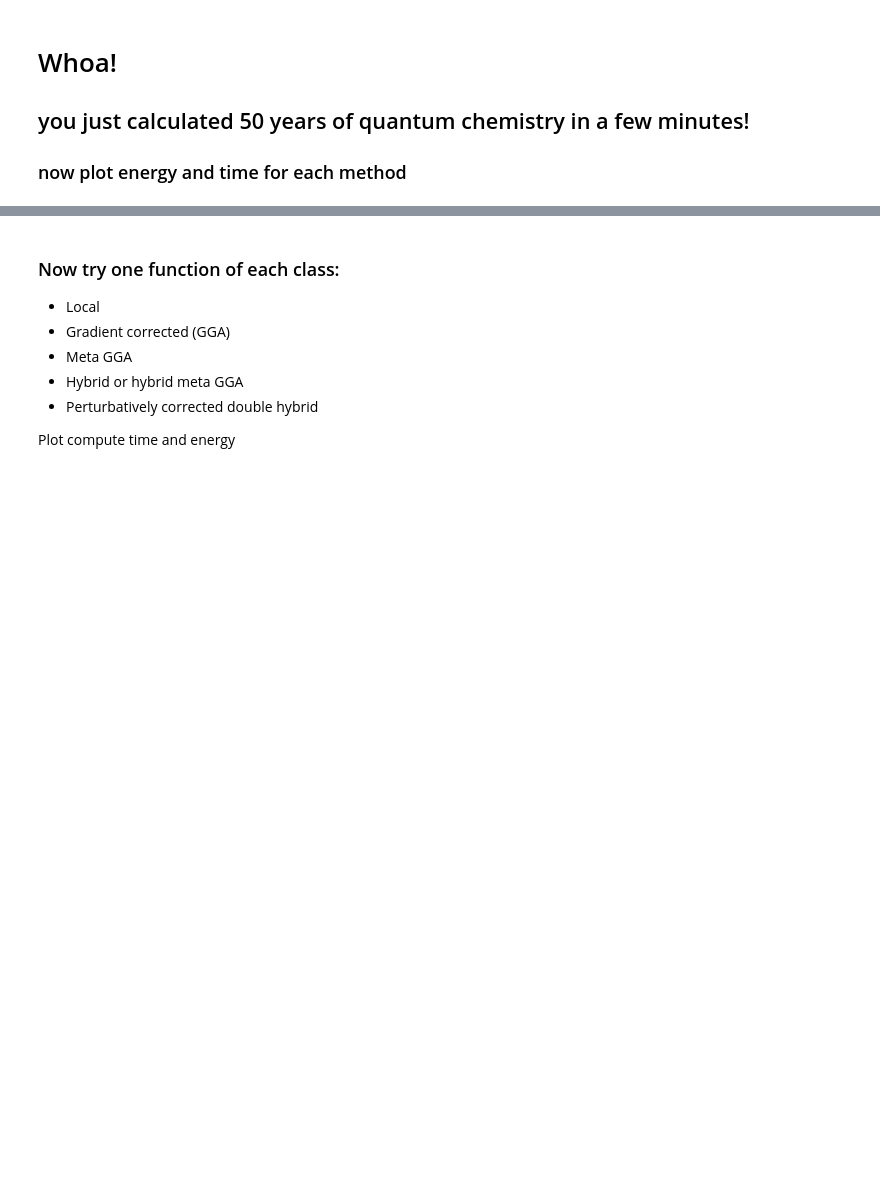
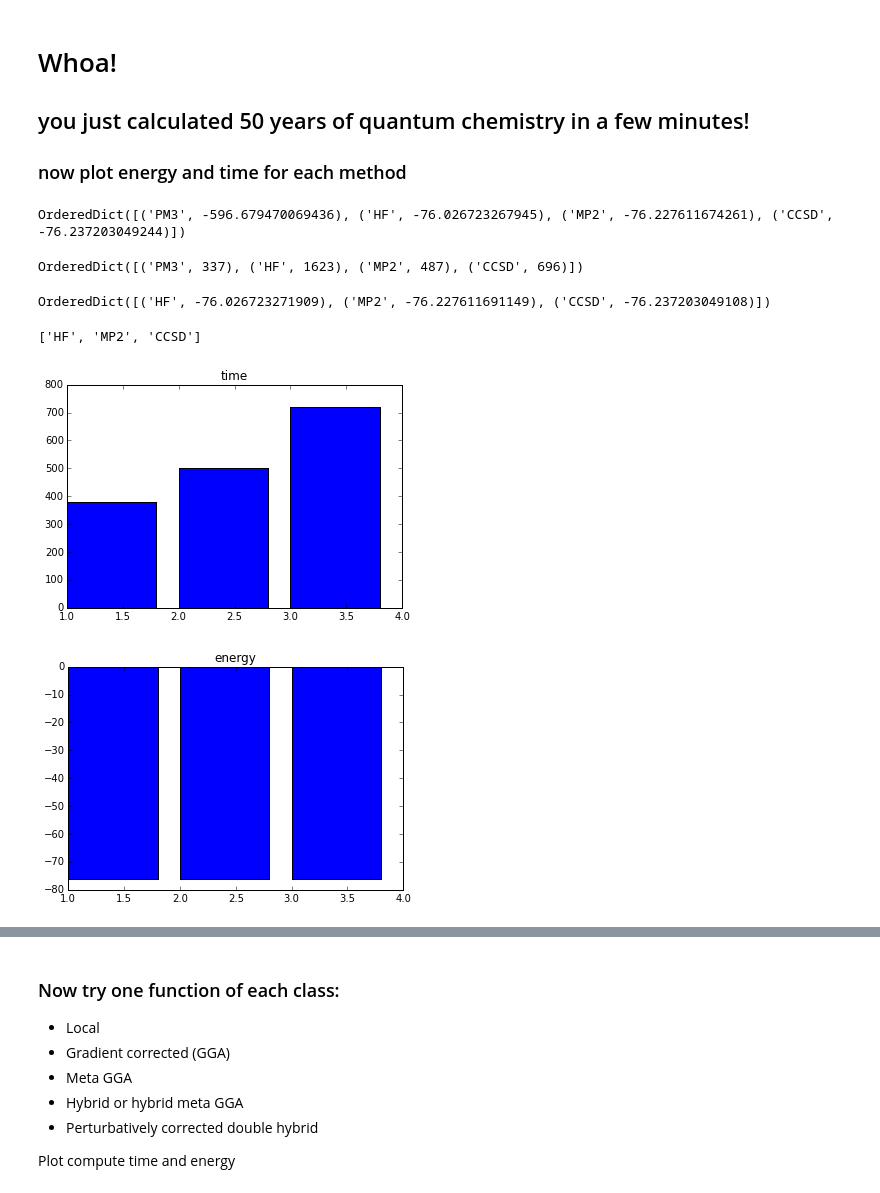
Before and after one commit to jskDr/QC_intro-old-, a Jupyter notebook: Intro to Quantum Chemistry.ipynb, the cells around one changed output, grey strips where cells are left out. Cells and saved outputs as stored; diff of their text form; code cells hidden in the pictures; blank space fills up the shorter version.

```diff
--- a/Intro to Quantum Chemistry.ipynb
+++ b/Intro to Quantum Chemistry.ipynb
@@ -255,7 +269,7 @@ time = OrderedDict()
 2. Define a replace function, which takes a template text file and replaces all instances into a new file
 3. Iterate over each variable, create input and calculate!
 # %%
-methods=['PM3','HF','MP2','MP4','CCSD','CCSD(T)','DLPNO-CCSD']
+methods=['PM3','HF','MP2','CCSD','CCSD(T)','DLPNO-CCSD']
 # %%
 def replace_all(astr, bstr, dict):
     with open(astr, 'r') as afile:
@@ -276,6 +290,43 @@ for method in methods:
 # Whoa!
 ## you just calculated 50 years of quantum chemistry in a few minutes!
 ### now plot energy and time for each method
+# %%
+methods=['HF','MP2','CCSD']
+for method in methods:
+    replaceDict={"#{METHOD}":method}
+    replace_all('template_method.inp','input.inp', replaceDict)
+    outFile='%s.out'%method
+    os.system('orca input.inp > %s'%outFile)
+    energy[method]=findFinalEnergy(outFile)
+    time[method]=findComputeTime(outFile)
+# %%
+energy
+# %% [output]
+OrderedDict([('PM3', -596.679470069436), ('HF', -76.026723267945), ('MP2', -76.227611674261), ('CCSD', -76.237203049244)])
+# %%
+time
+# %% [output]
+OrderedDict([('PM3', 337), ('HF', 1623), ('MP2', 487), ('CCSD', 696)])
+# %%
+energy
+# %% [output]
+OrderedDict([('HF', -76.026723271909), ('MP2', -76.227611691149), ('CCSD', -76.237203049108)])
+# %%
+import matplotlib.pyplot as plt
+%matplotlib inline
+
+print(methods)
+plt.title("time")
+plt.bar([1,2,3],[val[1] for val in time.items()])
+plt.show()
+
+plt.title("energy")
+plt.bar([1,2,3],[val[1] for val in energy.items()])
+plt.show()
+# %% [output]
+['HF', 'MP2', 'CCSD']
+[figure, added]
+[figure, added]
 # %% [markdown]
 ## DFT functionals
 
```
Also changed, not shown: parts of 12 cells of this notebook.
